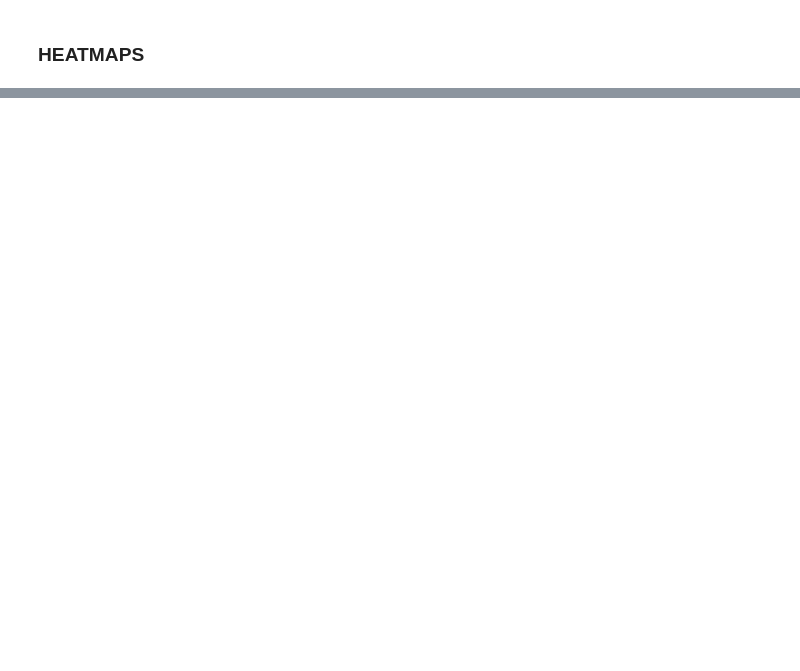
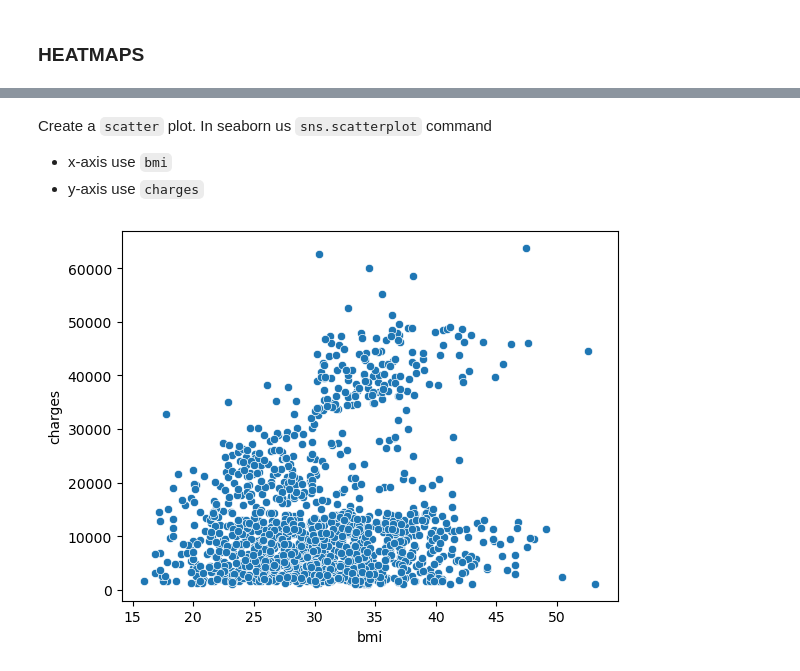
Before and after one commit to CS4580/my-notes-berlay-wsu, a Jupyter notebook: module6/seab1.ipynb, the cells around one changed output, grey strips where cells are left out. Saved outputs shown, nothing was run; the diff lists cells and outputs as text; code cells hidden in the pictures; blank space fills up the shorter version.

```diff
--- a/module6/seab1.ipynb
+++ b/module6/seab1.ipynb
@@ -71,0 +84,5 @@ plt.show()
+# %%
+data_path = '../data/m6/insurance.csv'
+
+insurance_df = pd.read_csv(data_path)
+insurance_df.head()
@@ -71,0 +96,11 @@ plt.show()
+# %% [markdown]
+Create a `scatter` plot. In seaborn us `sns.scatterplot` command
+- x-axis use `bmi`
+- y-axis use `charges`
+# %%
+sns.scatterplot(insurance_df, x='bmi', y='charges')
+plt.xlabel='bmi'
+plt.ylabel='charges'
+plt.show()
+# %% [output]
+[figure, added]
```
Also changed, not shown: parts of 15 cells of this notebook, 3 other files.
